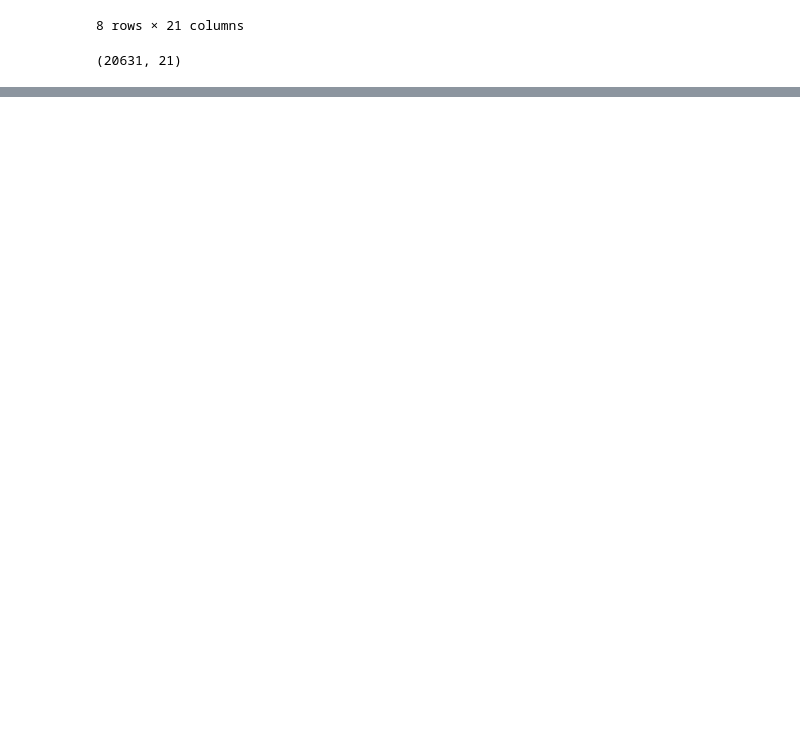
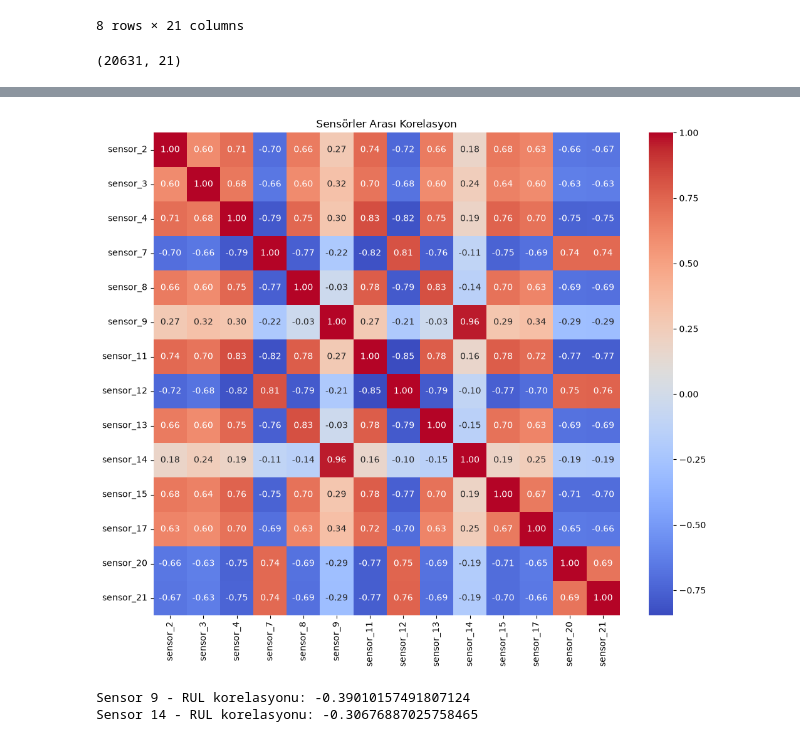
Before and after one commit to alaettin10/predictive-maintenance-cmapss, a Jupyter notebook: 01_data_exploration.ipynb, the cells around one changed output, grey strips where cells are left out. Saved outputs shown, nothing was run; the diff lists cells and outputs as text; code cells hidden in the pictures; blank space fills up the shorter version.

```diff
--- a/01_data_exploration.ipynb
+++ b/01_data_exploration.ipynb
@@ -138,0 +183,32 @@ df_train.shape
+# %%
+import seaborn as sns
+
+sensor_columns = [
+    col for col in df_train.columns
+    if col.startswith("sensor_")
+]
+
+correlation_matrix = df_train[sensor_columns].corr()
+
+plt.figure(figsize=(12, 10))
+
+sns.heatmap(
+    correlation_matrix,
+    annot=True,
+    cmap="coolwarm",
+    fmt=".2f"
+)
+
+plt.title("Sensörler Arası Korelasyon")
+plt.show()
+# %% [output]
+[figure, added]
+# %%
+rul_corr_9 = df_train["sensor_9"].corr(df_train["RUL"])
+rul_corr_14 = df_train["sensor_14"].corr(df_train["RUL"])
+
+print("Sensor 9 - RUL korelasyonu:", rul_corr_9)
+print("Sensor 14 - RUL korelasyonu:", rul_corr_14)
+# %% [output]
+Sensor 9 - RUL korelasyonu: -0.39010157491807124
+Sensor 14 - RUL korelasyonu: -0.30676887025758465
```
Also changed, not shown: parts of 27 cells of this notebook.
